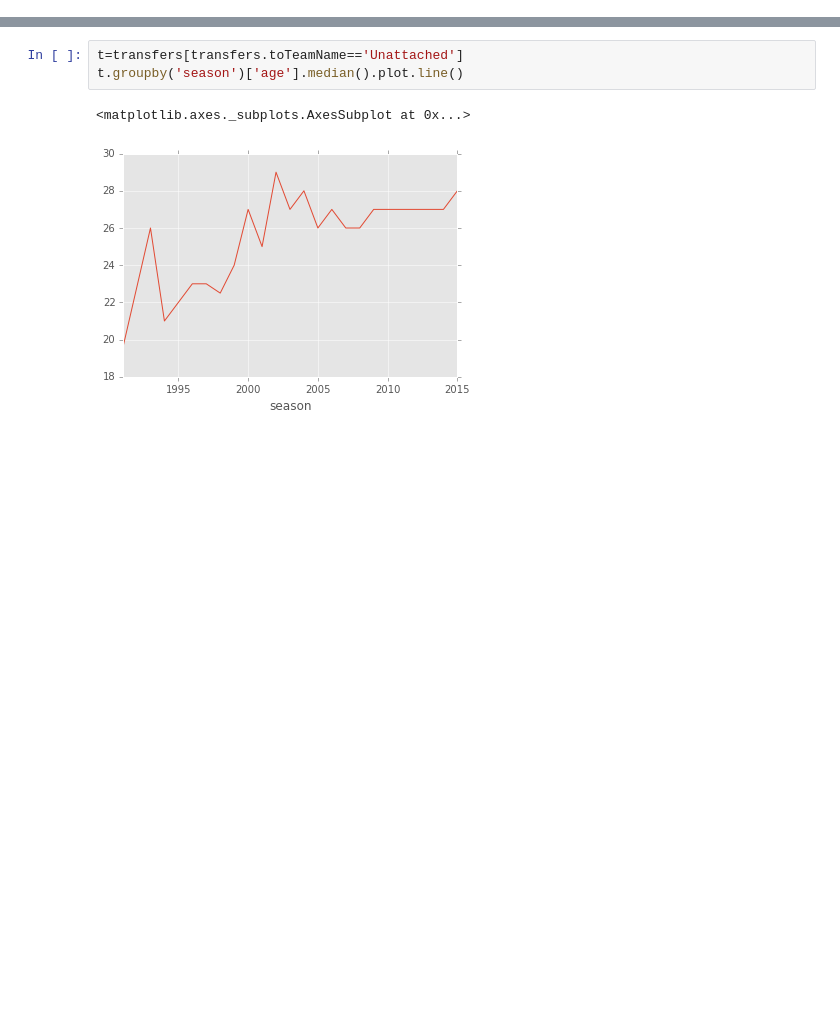
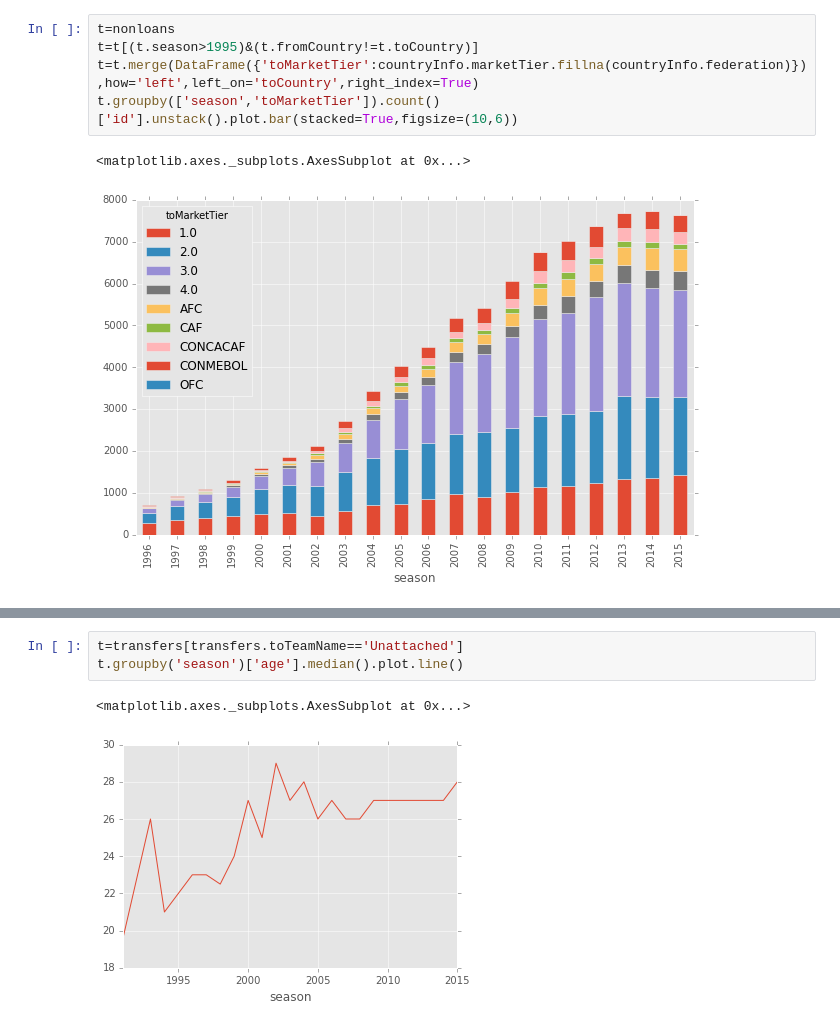
Before and after one commit to kebuhcah/soccer-history, a Jupyter notebook: notebooks/inequality.ipynb, the cells around one changed output, grey strips where cells are left out. Drawn from its saved outputs; the diff is of its cells as text; blank space fills up the shorter version.

```diff
--- a/notebooks/inequality.ipynb
+++ b/notebooks/inequality.ipynb
@@ -24,0 +33,8 @@ KeyError: 'season'
+# %%
+t=nonloans
+t=t[(t.season>1995)&(t.fromCountry!=t.toCountry)]
+t=t.merge(DataFrame({'toMarketTier':countryInfo.marketTier.fillna(countryInfo.federation)}),how='left',left_on='toCountry',right_index=True)
+t.groupby(['season','toMarketTier']).count()['id'].unstack().plot.bar(stacked=True,figsize=(10,6))
+# %% [output]
+<matplotlib.axes._subplots.AxesSubplot at 0x...>
+[figure, added]
```
Also changed, not shown: parts of 11 cells of this notebook, 2 other files.
